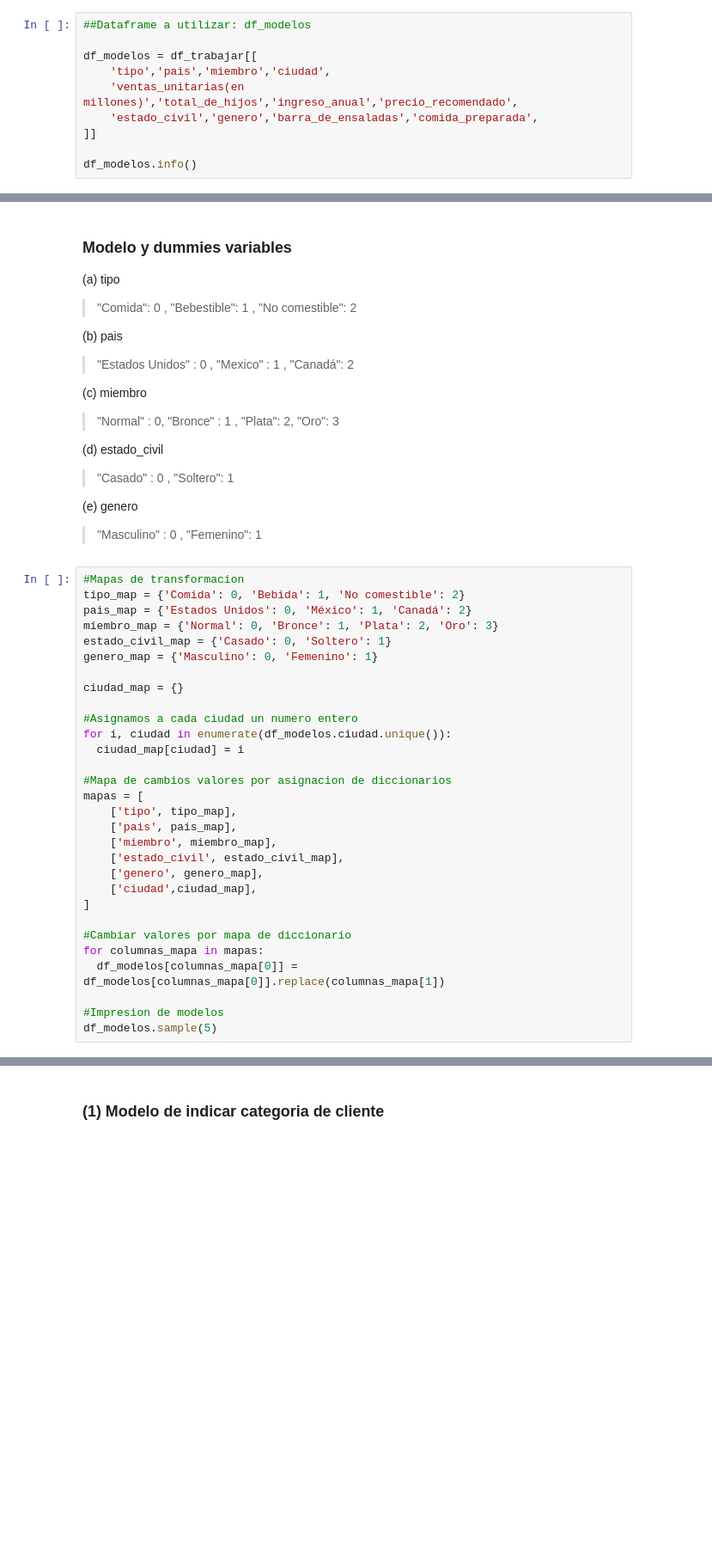
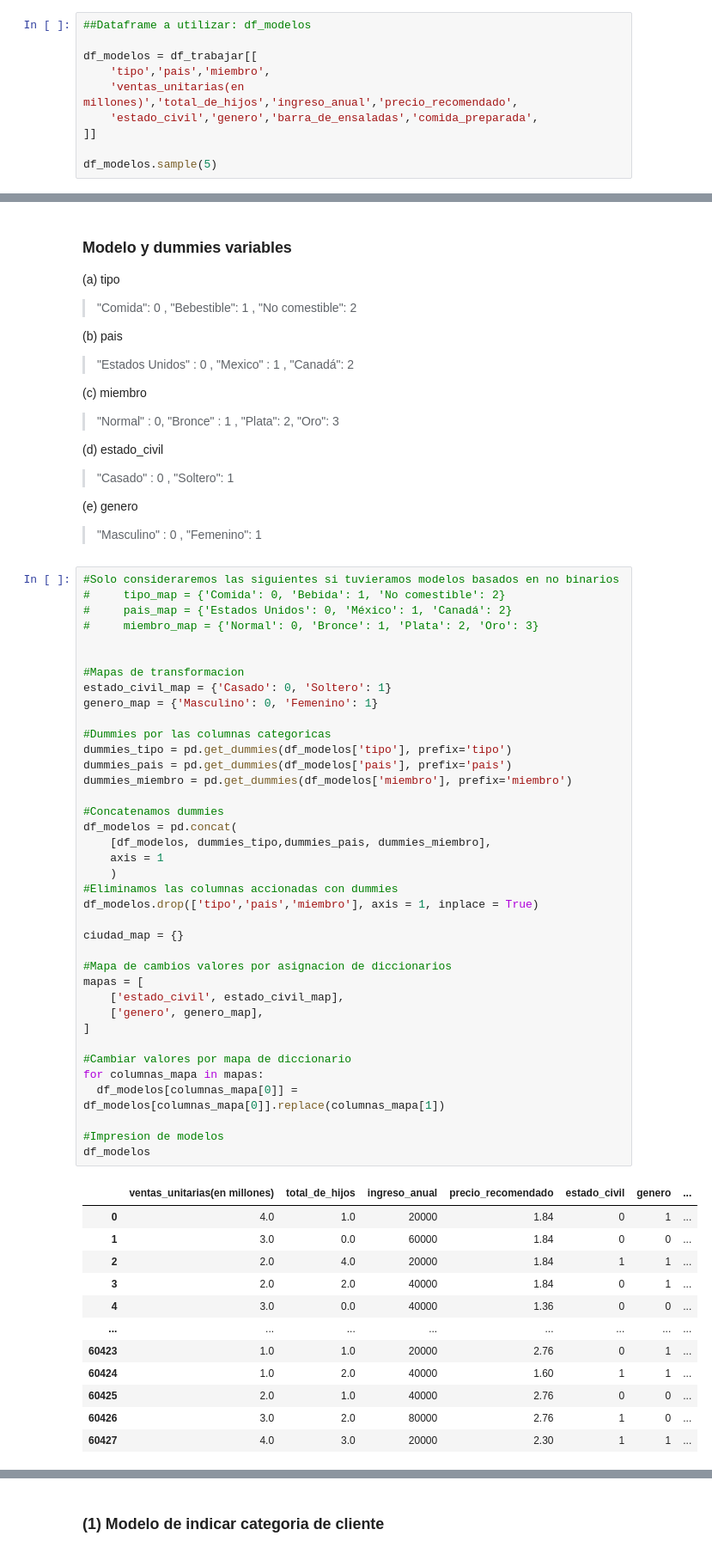
Before and after one commit to Bigote93/EscenciaDelCliente, a Jupyter notebook: EscenciaDelCliente.ipynb, the cells around one changed output, grey strips where cells are left out. Shown at 86% size. Drawn from its saved outputs; the diff is of its cells as text; blank space fills up the shorter version.

Commit message:
Modificacion de la variable de control por "genero"

```diff
--- a/EscenciaDelCliente.ipynb
+++ b/EscenciaDelCliente.ipynb
@@ -1013,10 +1013,10 @@ plt.show()
 ##Dataframe a utilizar: df_modelos
 
 df_modelos = df_trabajar[[
-    'tipo','pais','miembro','ciudad',
+    'tipo','pais','miembro',
     'ventas_unitarias(en millones)','total_de_hijos','ingreso_anual','precio_recomendado',
     'estado_civil','genero','barra_de_ensaladas','comida_preparada',
 ]]
 
-df_modelos.info()
+df_modelos.sample(5)
 # %% [output]
@@ -1057,33 +1044,53 @@ memory usage: 5.5+ MB
 (e) genero
 > "Masculino" : 0 , "Femenino": 1
 # %%
+#Solo consideraremos las siguientes si tuvieramos modelos basados en no binarios
+#     tipo_map = {'Comida': 0, 'Bebida': 1, 'No comestible': 2}
+#     pais_map = {'Estados Unidos': 0, 'México': 1, 'Canadá': 2}
+#     miembro_map = {'Normal': 0, 'Bronce': 1, 'Plata': 2, 'Oro': 3}
+
+
 #Mapas de transformacion
-tipo_map = {'Comida': 0, 'Bebida': 1, 'No comestible': 2}
-pais_map = {'Estados Unidos': 0, 'México': 1, 'Canadá': 2}
-miembro_map = {'Normal': 0, 'Bronce': 1, 'Plata': 2, 'Oro': 3}
 estado_civil_map = {'Casado': 0, 'Soltero': 1}
 genero_map = {'Masculino': 0, 'Femenino': 1}
 
+#Dummies por las columnas categoricas
+dummies_tipo = pd.get_dummies(df_modelos['tipo'], prefix='tipo')
+dummies_pais = pd.get_dummies(df_modelos['pais'], prefix='pais')
+dummies_miembro = pd.get_dummies(df_modelos['miembro'], prefix='miembro')
+
+#Concatenamos dummies
+df_modelos = pd.concat(
+    [df_modelos, dummies_tipo,dummies_pais, dummies_miembro],
+    axis = 1
+    )
+#Eliminamos las columnas accionadas con dummies
+df_modelos.drop(['tipo','pais','miembro'], axis = 1, inplace = True)
+
 ciudad_map = {}
-
-#Asignamos a cada ciudad un numero entero
-for i, ciudad in enumerate(df_modelos.ciudad.unique()):
-  ciudad_map[ciudad] = i
 
 #Mapa de cambios valores por asignacion de diccionarios
 mapas = [
-    ['tipo', tipo_map],
-    ['pais', pais_map],
-    ['miembro', miembro_map],
     ['estado_civil', estado_civil_map],
     ['genero', genero_map],
-    ['ciudad',ciudad_map],
 ]
 
 #Cambiar valores por mapa de diccionario
 for columnas_mapa in mapas:
   df_modelos[columnas_mapa[0]] = df_modelos[columnas_mapa[0]].replace(columnas_mapa[1])
 
 #Impresion de modelos
-df_modelos.sample(5)
+df_modelos
 # %% [output]
+|  | ventas_unitarias(en millones) | total_de_hijos | ingreso_anual | precio_recomendado | estado_civil | genero | ... |
+| 0 | 4.0 | 1.0 | 20000 | 1.84 | 0 | 1 | ... |
+| 1 | 3.0 | 0.0 | 60000 | 1.84 | 0 | 0 | ... |
+| 2 | 2.0 | 4.0 | 20000 | 1.84 | 1 | 1 | ... |
+| 3 | 2.0 | 2.0 | 40000 | 1.84 | 0 | 1 | ... |
+| 4 | 3.0 | 0.0 | 40000 | 1.36 | 0 | 0 | ... |
+| ... | ... | ... | ... | ... | ... | ... | ... |
+| 60423 | 1.0 | 1.0 | 20000 | 2.76 | 0 | 1 | ... |
+| 60424 | 1.0 | 2.0 | 40000 | 1.60 | 1 | 1 | ... |
+| 60425 | 2.0 | 1.0 | 40000 | 2.76 | 0 | 0 | ... |
+| 60426 | 3.0 | 2.0 | 80000 | 2.76 | 1 | 0 | ... |
+| 60427 | 4.0 | 3.0 | 20000 | 2.30 | 1 | 1 | ... |
```
Also changed, not shown: parts of 15 cells of this notebook.
